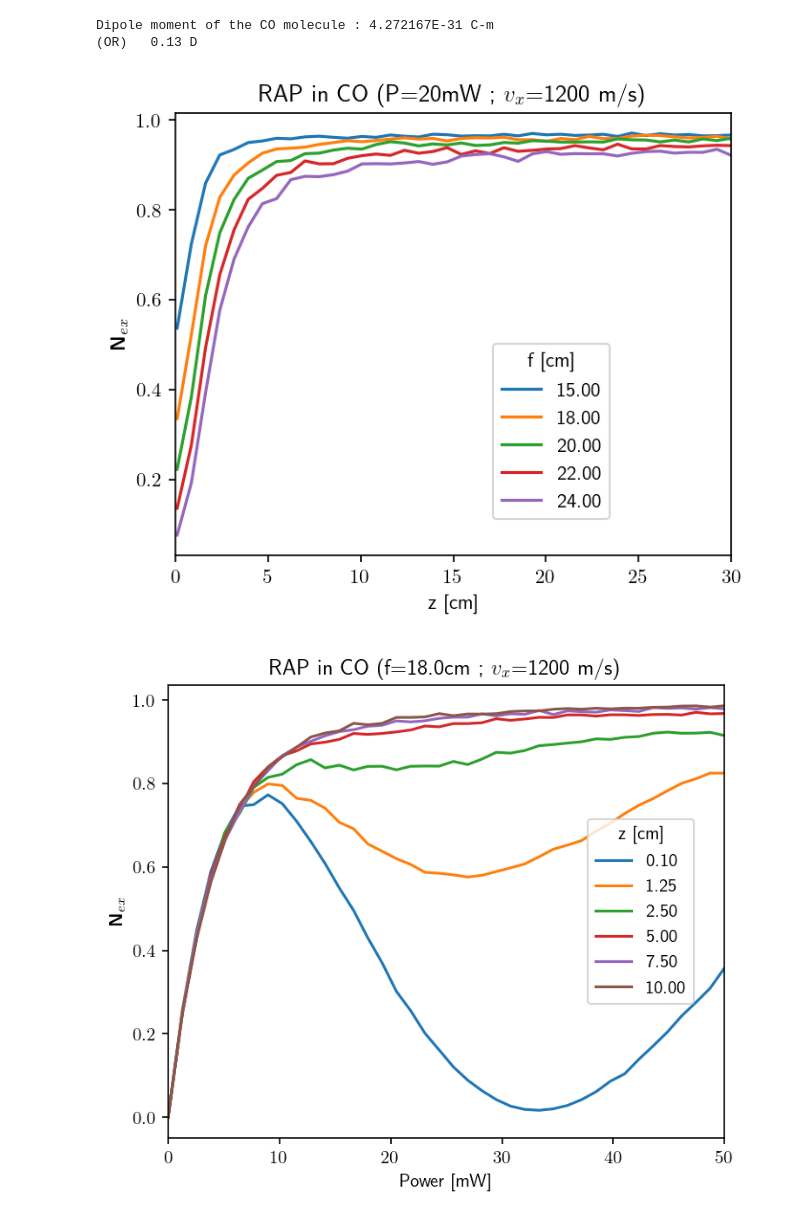
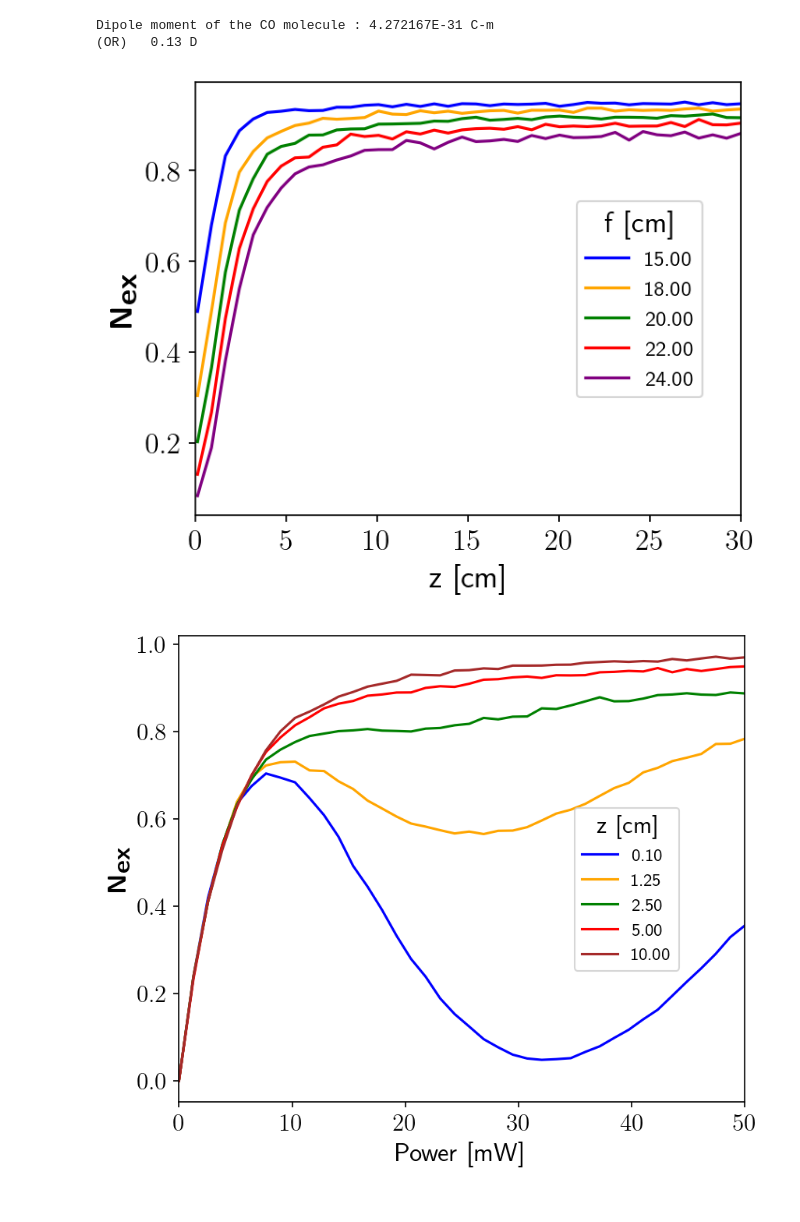
Before and after one commit to vijaymocherla/rap-mb, a Jupyter notebook: notebooks/carbon-monoxide.ipynb, the cells around one changed output. Saved outputs shown, nothing was run; the diff lists cells and outputs as text; code cells hidden in the pictures.

Commit message:
changed velocity input to fwhm and added data

```diff
--- a/notebooks/carbon-monoxide.ipynb
+++ b/notebooks/carbon-monoxide.ipynb
@@ -4,10 +4,11 @@
 # importing some paraphernelia
 
 import numpy as np
+import matplotlib.pyplot as plt
 import matplotlib as mpl
 mpl.rc('text', usetex=True)
 mpl.rc('font', family='sans-serif', serif='computer modern')
-import matplotlib.pyplot as plt
+mpl.rc('font', size=15)
 # %% [markdown]
 Also, the lifetime of an excited state $\tau$ and the corresponding einstein coefficient of the transition $A_{1\rightarrow 0}$ are related as,
 $$
@@ -50,9 +51,9 @@ input = {
         "wavelength_nm": 4666.0,
         "beam_radius": 0.20,
         "dipole_mom": dipole,
-        "delta_v": 5.0,
-        "angular_divg": 0.250,
-        "N_samples": 1000.0,
+        "velocity_fwhm": 200.0,
+        "divergence_fwhm": 0.7,
+        "N_samples": 2000.0,
         "N_tstep": 500.0,
         "U0": 0.0,
         "V0": 0.0,
@@ -62,6 +63,31 @@ input = {
         "max_tsteps":10000,
         "dt_max":1.0e-5,
 }
+# %%
+def plot_property_data(data, x_key, param_key, title='',
+                    legend_title='', label_format='4.2f', legend_loc=(.80, .50),
+                    colors={},
+                    xlabel='', xlim=[],
+                    figsize=(5,4), save_fig=False, filename=''):
+    fig, ax = plt.subplots(figsize=figsize)
+    x = data[x_key]
+    param_data = data[param_key]
+    if colors=={}:
+        tableau_palette = ['blue', 'orange','green','red','purple','brown','pink','gray','olive','cyan']
+        colors = {ki: tableau_palette[i] for i, ki in enumerate(param_data.keys())}
+    for ki in param_data:
+        label = ('{k:'+label_format+'}').format(k=ki)
+        ax.plot(x, param_data[ki], label=label, color=colors[ki])
+    ax.legend(bbox_to_anchor=legend_loc, frameon=True, title=legend_title, fontsize=11)
+    ax.set_xlabel(xlabel, size=16)
+    ax.set_ylabel(r'$\textbf{N}_\textbf{ex}$',size=16)
+    ax.set_xlim(np.min(x), np.max(x))
+    if xlim != []:
+        ax.set_xlim(xlim[0], xlim[1])
+    ax.set_title(title)
+    if save_fig:
+        fig.savefig(filename, dpi=350)
+    return fig, ax
 # %%
 Nz = 40
 input['velocity'] = 1200.00
@@ -81,10 +107,11 @@ data1['focal_length'] = focal_length_data
 # %%
 title = "RAP in CO (P=20mW ; $v_{x}$=1200 m/s)"
 fig, ax = plot_property_data(data1, x_key='z', param_key='focal_length',
-                             title=title, legend_title='f [cm]',
-                             xlabel='z [cm]',xlim=[0, 30])
+                             title="", legend_title='f [cm]', legend_loc=(.95, .750),
+                             xlabel='z [cm]',xlim=[0, 30],
+                             save_fig=True, filename='plot1.png')
 # %% [output]
-[figure, old version]
+[figure, new version]
 # %%
 fname = "../data/carbon_monoxide/p_2e-2_v_1200_f_fxn_z.npy"
 np.save(fname, data1)
@@ -107,11 +134,16 @@ data2['z'] = power_data
 # %%
 title = "RAP in CO (f=18.0cm ; $v_{x}$=1200 m/s)"
 fig, ax = plot_property_data(data2, x_key='power', param_key='z',
-                             title=title, legend_title='z [cm]',
+                             title="", legend_title='z [cm]',
                              xlabel='Power [mW]',xlim=[0, 50],
-                             figsize=(5.5,4.5), legend_loc=[0.85,0.5])
+                             figsize=(6,5), legend_loc=[0.75,0.55],
+                             save_fig=True, filename='plot2.png')
+ax.lines[-2].remove()
+ax.legend(bbox_to_anchor=(0.90,0.65), title='z [cm]', fontsize=11)
+fig.tight_layout()
+fig.savefig('plot2.png', dpi=350)
 # %% [output]
-[figure, old version]
+[figure, new version]
 # %%
 fname = "../data/carbon_monoxide/f_18_v_1200_z_fxn_p.npy"
 np.save(fname, data2)
```
Also changed, not shown: parts of 5 cells of this notebook, 14 other files.
